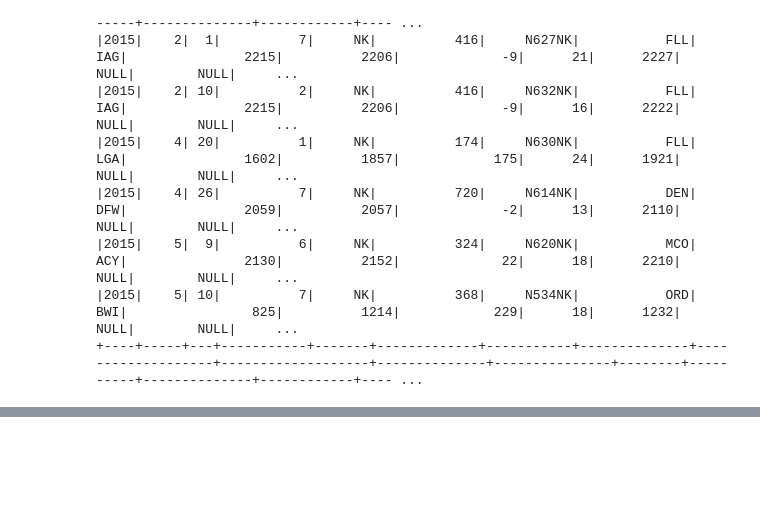
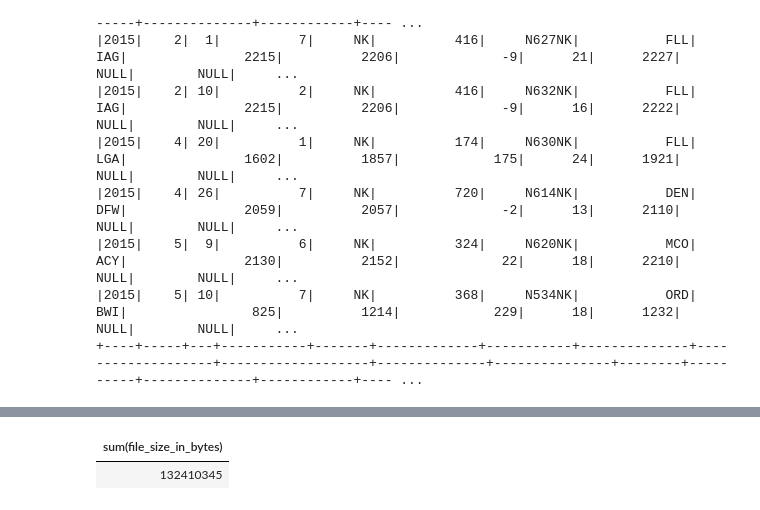
Before and after one commit to phamlamn/airline-flights-pipeline, a Jupyter notebook: notebooks/EDA_notebook.ipynb, the cells around one changed output, grey strips where cells are left out. Drawn from its saved outputs; the diff is of its cells as text; code cells hidden in the pictures; blank space fills up the shorter version.

```diff
--- a/notebooks/EDA_notebook.ipynb
+++ b/notebooks/EDA_notebook.ipynb
@@ -208,0 +408,8 @@ flights.where('scheduled_time IS NULL').show()
+# %%
+%%sql
+SELECT
+    SUM(file_size_in_bytes)
+FROM airline.db.flights.files
+# %% [output]
+| sum(file_size_in_bytes) |
+| 132410345 |
```
Also changed, not shown: parts of 25 cells of this notebook, 7 other files.
